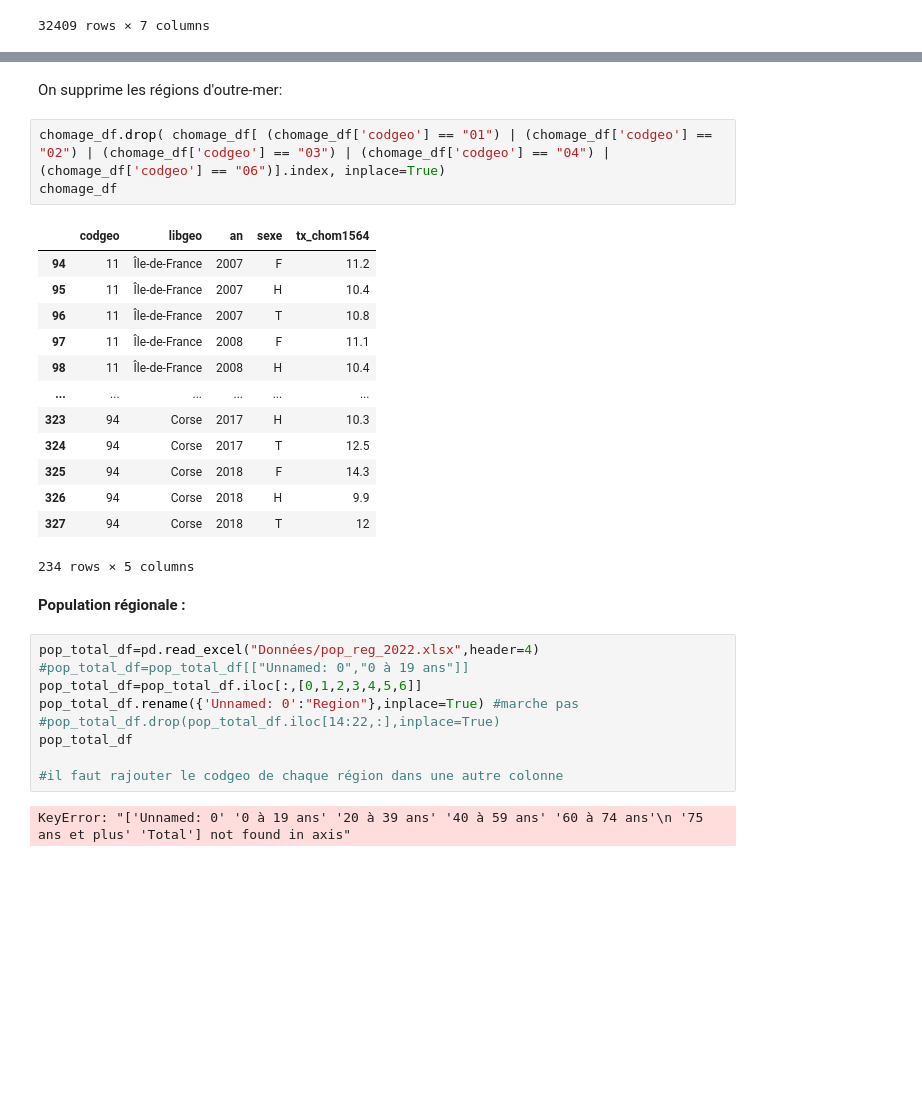
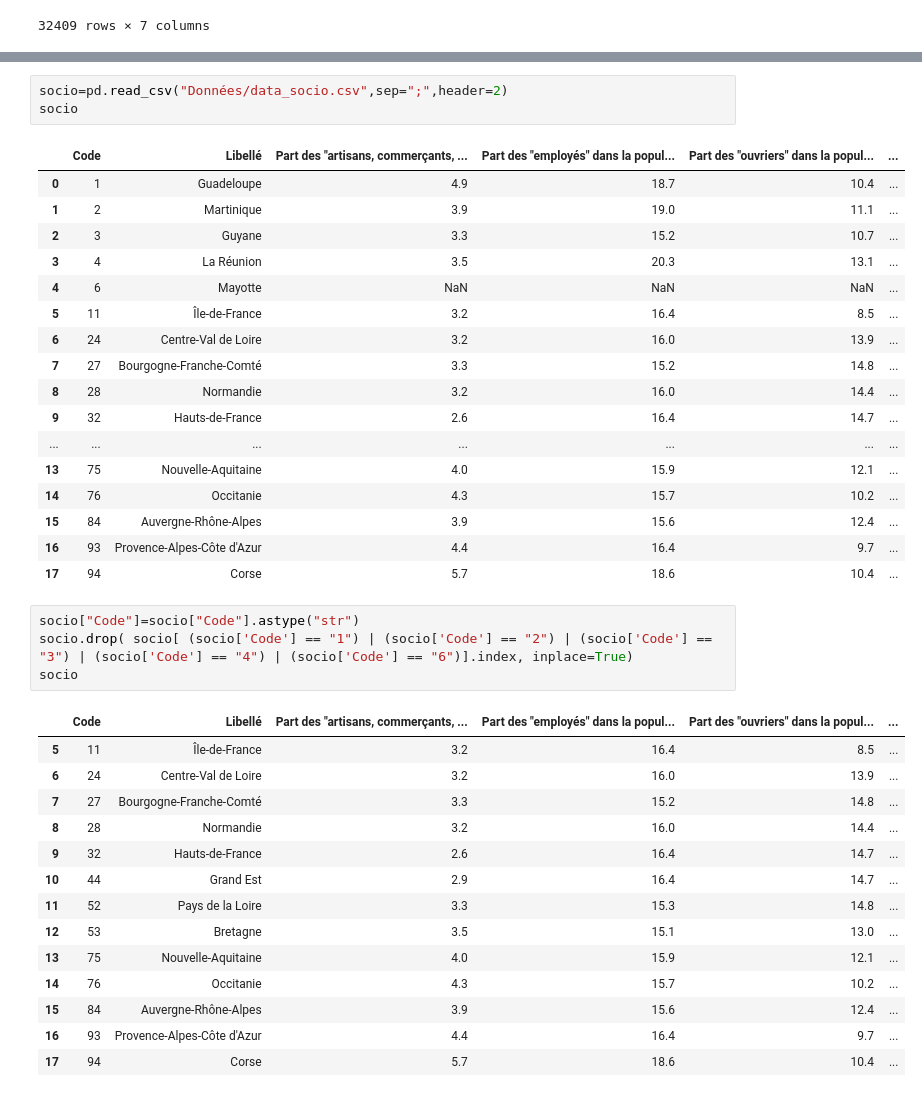
Before and after one commit to jejeensae/Stat-App-1, a Jupyter notebook: Stat desc.ipynb, the cells around one changed output, grey strips where cells are left out. Cells and saved outputs as stored; diff of their text form; blank space fills up the shorter version.

```diff
--- a/Stat desc.ipynb
+++ b/Stat desc.ipynb
@@ -71,32 +69,40 @@ chomage_df
-# %% [markdown]
-On supprime les régions d'outre-mer:
-# %%
-chomage_df.drop( chomage_df[ (chomage_df['codgeo'] == "01") | (chomage_df['codgeo'] == "02") | (chomage_df['codgeo'] == "03") | (chomage_df['codgeo'] == "04") | (chomage_df['codgeo'] == "06")].index, inplace=True)
-chomage_df
-# %% [output]
-|  | codgeo | libgeo | an | sexe | tx_chom1564 |
-| 94 | 11 | Île-de-France | 2007 | F | 11.2 |
-| 95 | 11 | Île-de-France | 2007 | H | 10.4 |
-| 96 | 11 | Île-de-France | 2007 | T | 10.8 |
-| 97 | 11 | Île-de-France | 2008 | F | 11.1 |
-| 98 | 11 | Île-de-France | 2008 | H | 10.4 |
-| ... | ... | ... | ... | ... | ... |
-| 323 | 94 | Corse | 2017 | H | 10.3 |
-| 324 | 94 | Corse | 2017 | T | 12.5 |
-| 325 | 94 | Corse | 2018 | F | 14.3 |
-| 326 | 94 | Corse | 2018 | H | 9.9 |
-| 327 | 94 | Corse | 2018 | T | 12 |
-234 rows × 5 columns
-# %% [markdown]
-**Population régionale :**
-# %%
-pop_total_df=pd.read_excel("Données/pop_reg_2022.xlsx",header=4)
-#pop_total_df=pop_total_df[["Unnamed: 0","0 à 19 ans"]]
-pop_total_df=pop_total_df.iloc[:,[0,1,2,3,4,5,6]]
-pop_total_df.rename({'Unnamed: 0':"Region"},inplace=True) #marche pas
-#pop_total_df.drop(pop_total_df.iloc[14:22,:],inplace=True)
-pop_total_df
-
-#il faut rajouter le codgeo de chaque région dans une autre colonne
-# %% [output]
-KeyError: "['Unnamed: 0' '0 à 19 ans' '20 à 39 ans' '40 à 59 ans' '60 à 74 ans'\n '75 ans et plus' 'Total'] not found in axis"
+# %%
+socio=pd.read_csv("Données/data_socio.csv",sep=";",header=2)
+socio
+# %% [output]
+|  | Code | Libellé | Part des "artisans, commerçants, ... | Part des "employés" dans la popul... | Part des "ouvriers" dans la popul... | ... |
+| 0 | 1 | Guadeloupe | 4.9 | 18.7 | 10.4 | ... |
+| 1 | 2 | Martinique | 3.9 | 19.0 | 11.1 | ... |
+| 2 | 3 | Guyane | 3.3 | 15.2 | 10.7 | ... |
+| 3 | 4 | La Réunion | 3.5 | 20.3 | 13.1 | ... |
+| 4 | 6 | Mayotte | NaN | NaN | NaN | ... |
+| 5 | 11 | Île-de-France | 3.2 | 16.4 | 8.5 | ... |
+| 6 | 24 | Centre-Val de Loire | 3.2 | 16.0 | 13.9 | ... |
+| 7 | 27 | Bourgogne-Franche-Comté | 3.3 | 15.2 | 14.8 | ... |
+| 8 | 28 | Normandie | 3.2 | 16.0 | 14.4 | ... |
+| 9 | 32 | Hauts-de-France | 2.6 | 16.4 | 14.7 | ... |
+| ... | ... | ... | ... | ... | ... | ... |
+| 13 | 75 | Nouvelle-Aquitaine | 4.0 | 15.9 | 12.1 | ... |
+| 14 | 76 | Occitanie | 4.3 | 15.7 | 10.2 | ... |
+| 15 | 84 | Auvergne-Rhône-Alpes | 3.9 | 15.6 | 12.4 | ... |
+| 16 | 93 | Provence-Alpes-Côte d'Azur | 4.4 | 16.4 | 9.7 | ... |
+| 17 | 94 | Corse | 5.7 | 18.6 | 10.4 | ... |
+# %%
+socio["Code"]=socio["Code"].astype("str")
+socio.drop( socio[ (socio['Code'] == "1") | (socio['Code'] == "2") | (socio['Code'] == "3") | (socio['Code'] == "4") | (socio['Code'] == "6")].index, inplace=True)
+socio
+# %% [output]
+|  | Code | Libellé | Part des "artisans, commerçants, ... | Part des "employés" dans la popul... | Part des "ouvriers" dans la popul... | ... |
+| 5 | 11 | Île-de-France | 3.2 | 16.4 | 8.5 | ... |
+| 6 | 24 | Centre-Val de Loire | 3.2 | 16.0 | 13.9 | ... |
+| 7 | 27 | Bourgogne-Franche-Comté | 3.3 | 15.2 | 14.8 | ... |
+| 8 | 28 | Normandie | 3.2 | 16.0 | 14.4 | ... |
+| 9 | 32 | Hauts-de-France | 2.6 | 16.4 | 14.7 | ... |
+| 10 | 44 | Grand Est | 2.9 | 16.4 | 14.7 | ... |
+| 11 | 52 | Pays de la Loire | 3.3 | 15.3 | 14.8 | ... |
+| 12 | 53 | Bretagne | 3.5 | 15.1 | 13.0 | ... |
+| 13 | 75 | Nouvelle-Aquitaine | 4.0 | 15.9 | 12.1 | ... |
+| 14 | 76 | Occitanie | 4.3 | 15.7 | 10.2 | ... |
+| 15 | 84 | Auvergne-Rhône-Alpes | 3.9 | 15.6 | 12.4 | ... |
+| 16 | 93 | Provence-Alpes-Côte d'Azur | 4.4 | 16.4 | 9.7 | ... |
+| 17 | 94 | Corse | 5.7 | 18.6 | 10.4 | ... |
```
Also changed, not shown: parts of 6 cells of this notebook.
